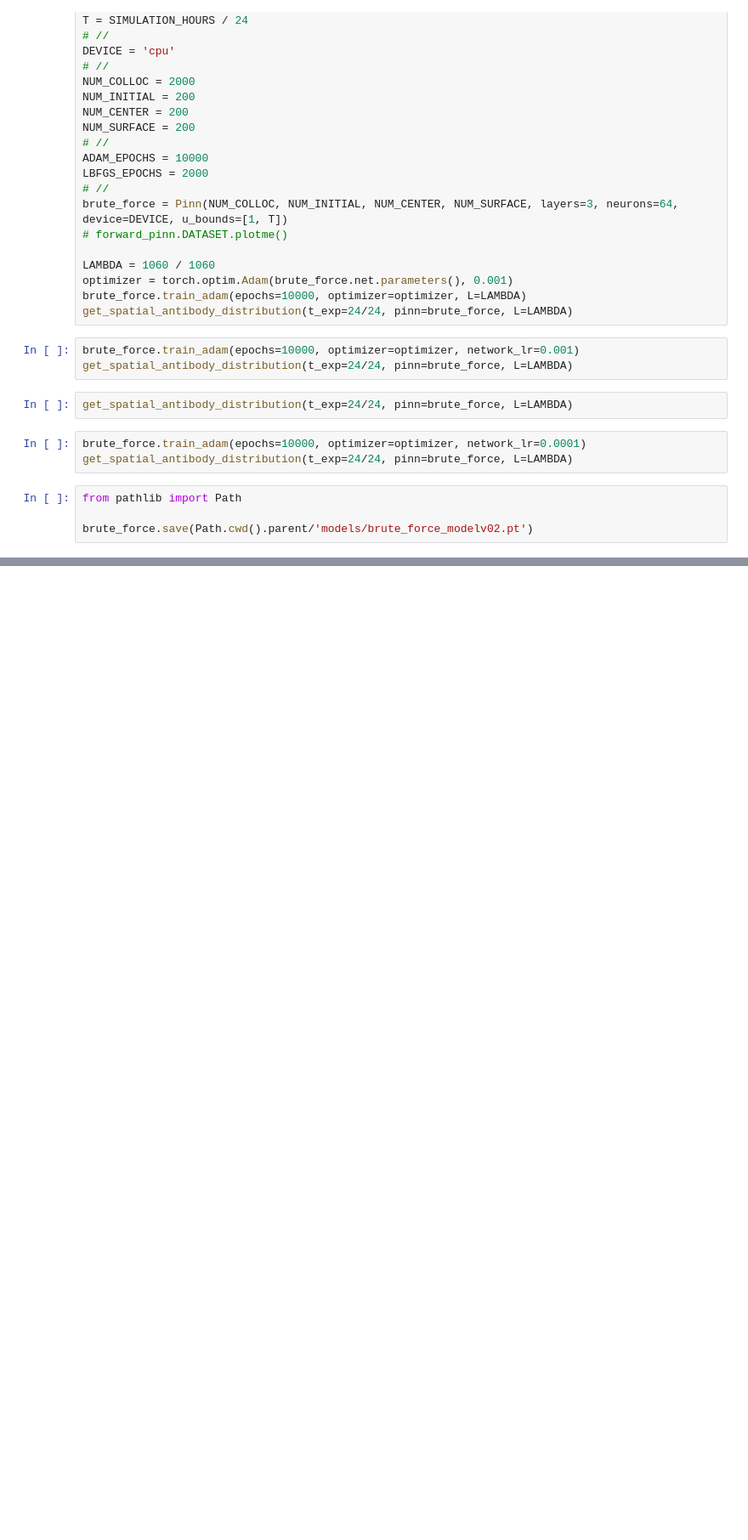
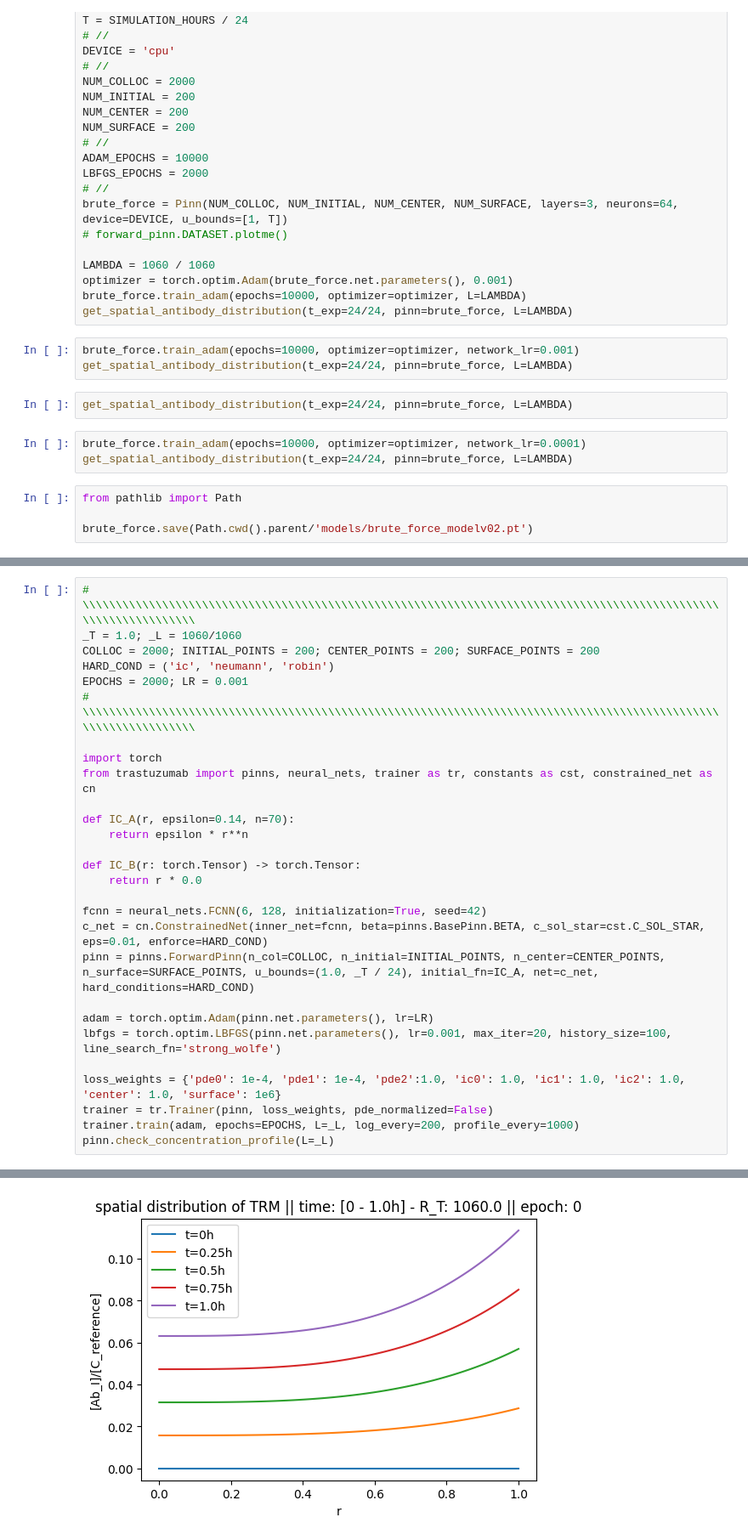
Before and after one commit to geovlach10/Spheroid_PINN, a Jupyter notebook: notebooks/pinn_runs.ipynb, the cells around one changed output, grey strips where cells are left out. Shown at 85% size. Saved outputs shown, nothing was run; the diff lists cells and outputs as text; blank space fills up the shorter version.

Commit message:
trainer class was created

```diff
--- a/notebooks/pinn_runs.ipynb
+++ b/notebooks/pinn_runs.ipynb
@@ -285,0 +353,29 @@ log
+# %%
+# \\\\\\\\\\\\\\\\\\\\\\\\\\\\\\\\\\\\\\\\\\\\\\\\\\\\\\\\\\\\\\\\\\\\\\\\\\\\\\\\\\\\\\\\\\\\\\\\\\\\\\\\\\\\\\\\\
+_T = 1.0; _L = 1060/1060
+COLLOC = 2000; INITIAL_POINTS = 200; CENTER_POINTS = 200; SURFACE_POINTS = 200
+HARD_COND = ('ic', 'neumann', 'robin')
+EPOCHS = 2000; LR = 0.001
+# \\\\\\\\\\\\\\\\\\\\\\\\\\\\\\\\\\\\\\\\\\\\\\\\\\\\\\\\\\\\\\\\\\\\\\\\\\\\\\\\\\\\\\\\\\\\\\\\\\\\\\\\\\\\\\\\\
+
+import torch
+from trastuzumab import pinns, neural_nets, trainer as tr, constants as cst, constrained_net as cn
+
+def IC_A(r, epsilon=0.14, n=70):
+    return epsilon * r**n
+
+def IC_B(r: torch.Tensor) -> torch.Tensor:
+    return r * 0.0
+
+fcnn = neural_nets.FCNN(6, 128, initialization=True, seed=42)
+c_net = cn.ConstrainedNet(inner_net=fcnn, beta=pinns.BasePinn.BETA, c_sol_star=cst.C_SOL_STAR, eps=0.01, enforce=HARD_COND)
+pinn = pinns.ForwardPinn(n_col=COLLOC, n_initial=INITIAL_POINTS, n_center=CENTER_POINTS, n_surface=SURFACE_POINTS, u_bounds=(1.0, _T / 24), initial_fn=IC_A, net=c_net, hard_conditions=HARD_COND)
+
+adam = torch.optim.Adam(pinn.net.parameters(), lr=LR)
+lbfgs = torch.optim.LBFGS(pinn.net.parameters(), lr=0.001, max_iter=20, history_size=100, line_search_fn='strong_wolfe')
+
+loss_weights = {'pde0': 1e-4, 'pde1': 1e-4, 'pde2':1.0, 'ic0': 1.0, 'ic1': 1.0, 'ic2': 1.0, 'center': 1.0, 'surface': 1e6}
+trainer = tr.Trainer(pinn, loss_weights, pde_normalized=False)
+trainer.train(adam, epochs=EPOCHS, L=_L, log_every=200, profile_every=1000)
+pinn.check_concentration_profile(L=_L)
+# %% [output]
@@ -285,0 +387 @@ log
+[figure, added]
```
Also changed, not shown: parts of 15 cells of this notebook, 16 other files.
